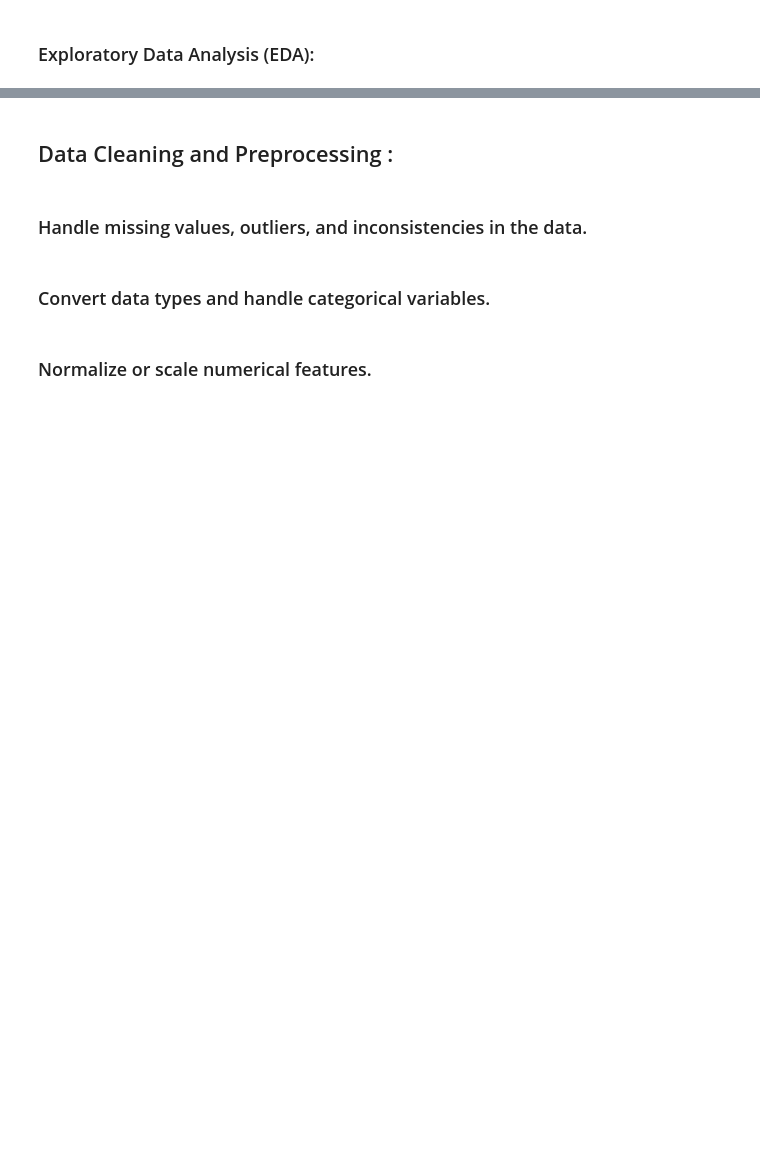
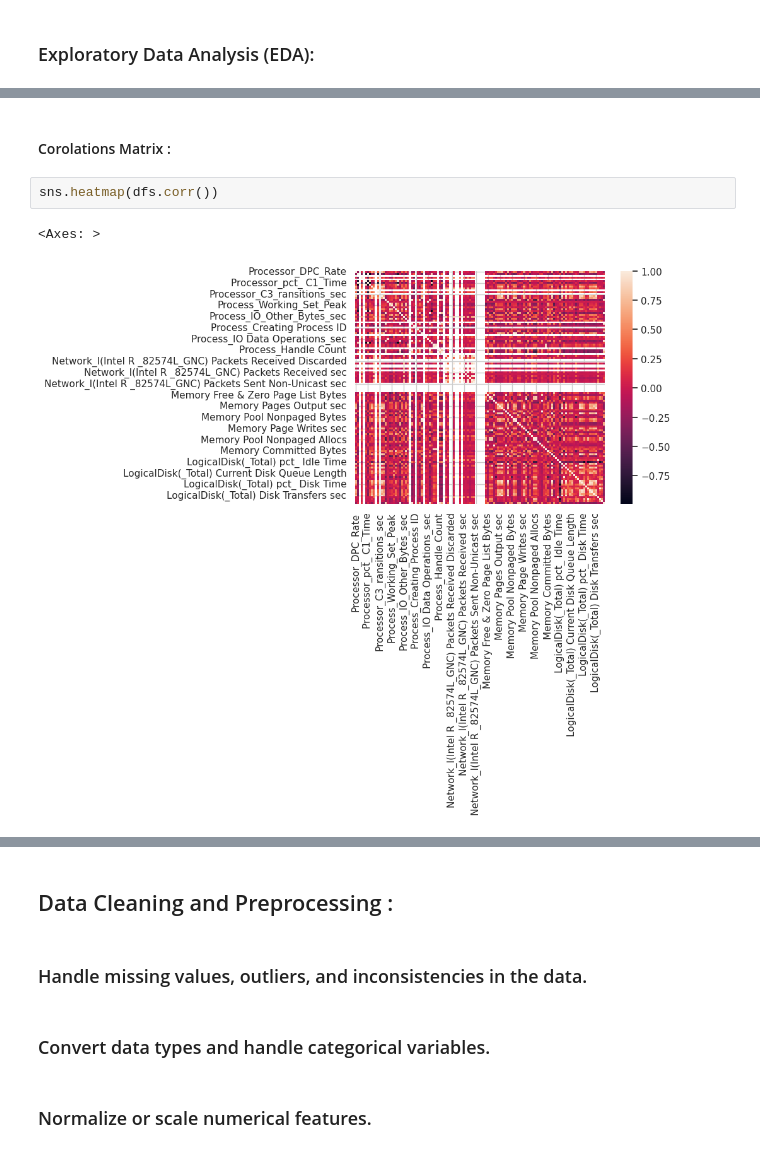
Before and after one commit to anas1IA/Windows_attack10, a Jupyter notebook: project/TON_IoT_Attack_Windows.ipynb, the cells around one changed output, grey strips where cells are left out. Cells and saved outputs as stored; diff of their text form; blank space fills up the shorter version.

```diff
--- a/project/TON_IoT_Attack_Windows.ipynb
+++ b/project/TON_IoT_Attack_Windows.ipynb
@@ -10,0 +121,7 @@
+# %% [markdown]
+#### Corolations Matrix :
+# %%
+sns.heatmap(dfs.corr())
+# %% [output]
+<Axes: >
+[figure, added]
```
Also changed, not shown: parts of 23 cells of this notebook.
